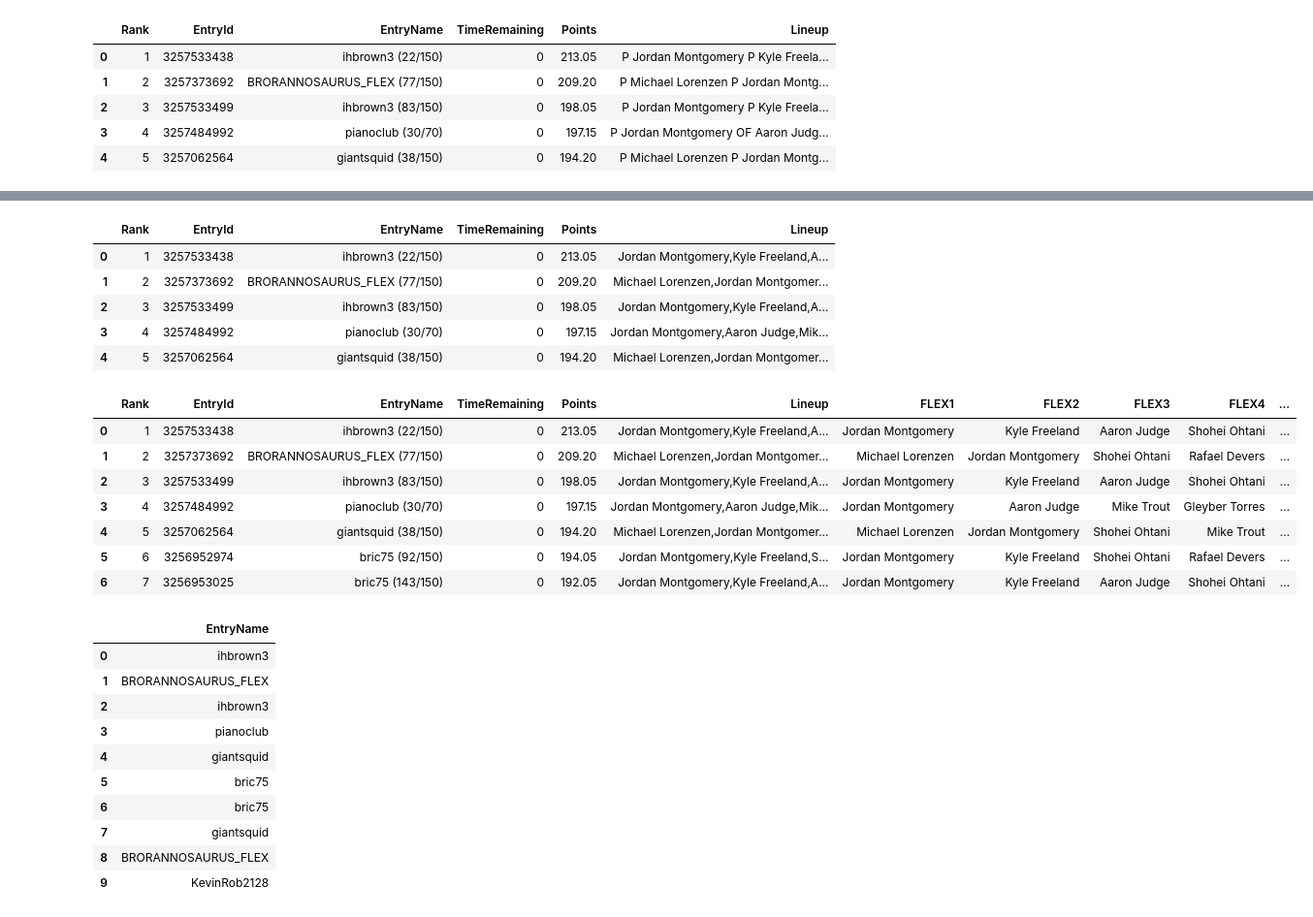
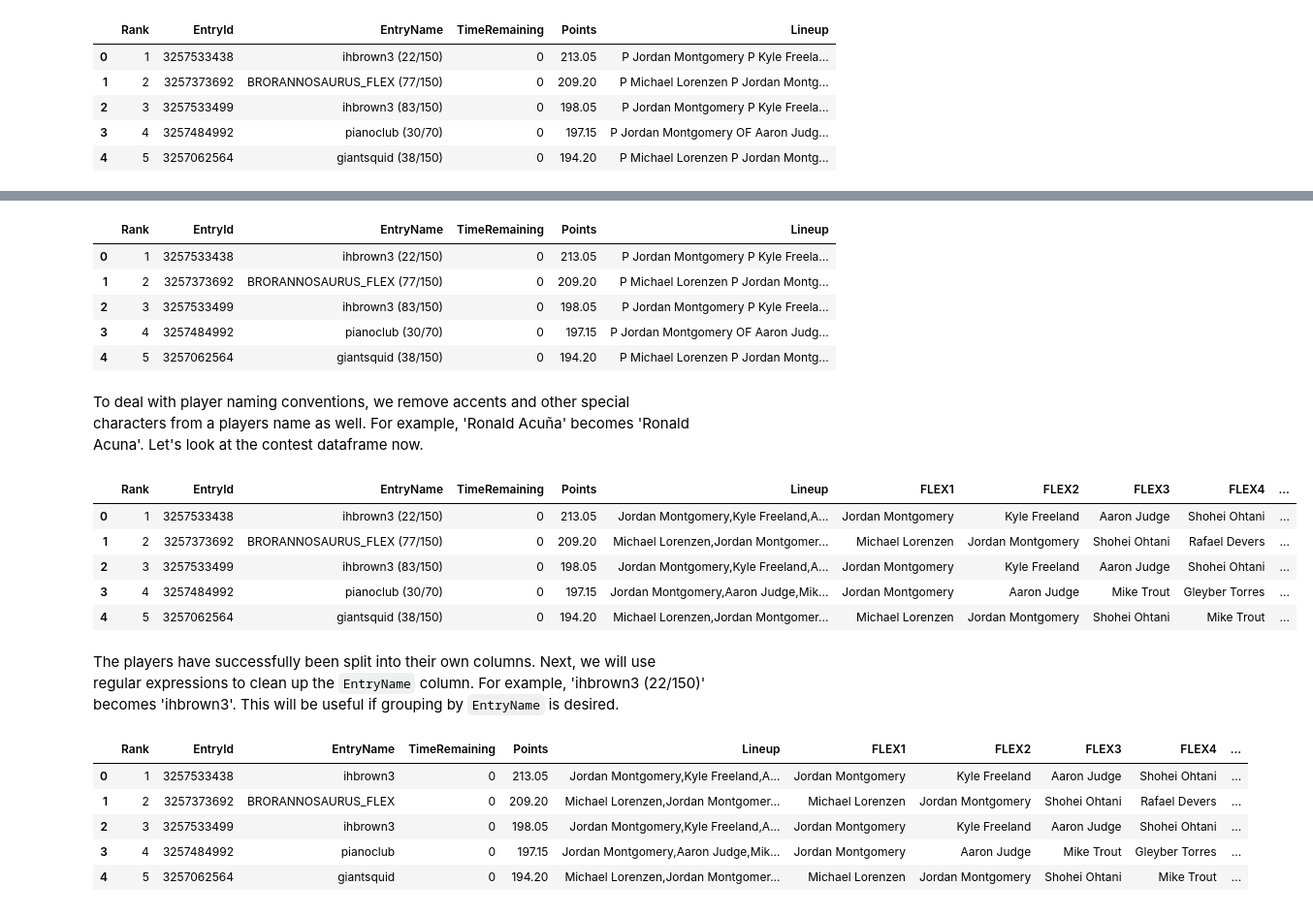
Before and after one commit to flaghunter21/DFS, a Jupyter notebook: Contest_Analysis.ipynb, the cells around one changed output, grey strips where cells are left out. Shown at 97% size. Saved outputs shown, nothing was run; the diff lists cells and outputs as text; code cells hidden in the pictures.

```diff
--- a/Contest_Analysis.ipynb
+++ b/Contest_Analysis.ipynb
@@ -7,7 +11,9 @@ import re
 # %%
+import re
 import pandas as pd
-contest = pd.read_excel('colab_contest_analyzer.xlsx', sheet_name='standings')
-contest.dropna()
+import numpy as np
+import matplotlib.pyplot as plt
+contest = pd.read_excel('colab_contest_analyzer.xlsx', sheet_name='standings').dropna()
 contest.head()
 # %% [output]
 |  | Rank | EntryId | EntryName | TimeRemaining | Points | Lineup |
@@ -41,8 +57,8 @@ contest['Lineup'] = contest['Lineup'].str.replace(' P ',',') \
 contest.head()
 # %% [output]
 |  | Rank | EntryId | EntryName | TimeRemaining | Points | Lineup |
-| 0 | 1 | 3257533438 | ihbrown3 (22/150) | 0 | 213.05 | Jordan Montgomery,Kyle Freeland,A... |
-| 1 | 2 | 3257373692 | BRORANNOSAURUS_FLEX (77/150) | 0 | 209.20 | Michael Lorenzen,Jordan Montgomer... |
-| 2 | 3 | 3257533499 | ihbrown3 (83/150) | 0 | 198.05 | Jordan Montgomery,Kyle Freeland,A... |
-| 3 | 4 | 3257484992 | pianoclub (30/70) | 0 | 197.15 | Jordan Montgomery,Aaron Judge,Mik... |
-| 4 | 5 | 3257062564 | giantsquid (38/150) | 0 | 194.20 | Michael Lorenzen,Jordan Montgomer... |
+| 0 | 1 | 3257533438 | ihbrown3 (22/150) | 0 | 213.05 | P Jordan Montgomery P Kyle Freela... |
+| 1 | 2 | 3257373692 | BRORANNOSAURUS_FLEX (77/150) | 0 | 209.20 | P Michael Lorenzen P Jordan Montg... |
+| 2 | 3 | 3257533499 | ihbrown3 (83/150) | 0 | 198.05 | P Jordan Montgomery P Kyle Freela... |
+| 3 | 4 | 3257484992 | pianoclub (30/70) | 0 | 197.15 | P Jordan Montgomery OF Aaron Judg... |
+| 4 | 5 | 3257062564 | giantsquid (38/150) | 0 | 194.20 | P Michael Lorenzen P Jordan Montg... |
@@ -52,31 +80,28 @@ cols = ['FLEX1','FLEX2','FLEX3','FLEX4','FLEX5','FLEX6','FLEX7','FLEX8','FLEX9',
 contest[cols] = contest['Lineup'].str.split(',', expand=True)
 # Replace accents
 contest[cols] = contest[cols].apply(lambda x: x.str.normalize('NFKD').str.encode('ascii', errors='ignore').str.decode('utf-8'))
+# %% [markdown]
+To deal with player naming conventions, we remove accents and other special characters from a players name as well. For example, 'Ronald Acuña' becomes 'Ronald Acuna'.  Let's look at the contest dataframe now.
 # %%
-contest.head(7)
+contest.head()
 # %% [output]
 |  | Rank | EntryId | EntryName | TimeRemaining | Points | Lineup | FLEX1 | FLEX2 | FLEX3 | FLEX4 | ... |
 | 0 | 1 | 3257533438 | ihbrown3 (22/150) | 0 | 213.05 | Jordan Montgomery,Kyle Freeland,A... | Jordan Montgomery | Kyle Freeland | Aaron Judge | Shohei Ohtani | ... |
 | 1 | 2 | 3257373692 | BRORANNOSAURUS_FLEX (77/150) | 0 | 209.20 | Michael Lorenzen,Jordan Montgomer... | Michael Lorenzen | Jordan Montgomery | Shohei Ohtani | Rafael Devers | ... |
 | 2 | 3 | 3257533499 | ihbrown3 (83/150) | 0 | 198.05 | Jordan Montgomery,Kyle Freeland,A... | Jordan Montgomery | Kyle Freeland | Aaron Judge | Shohei Ohtani | ... |
 | 3 | 4 | 3257484992 | pianoclub (30/70) | 0 | 197.15 | Jordan Montgomery,Aaron Judge,Mik... | Jordan Montgomery | Aaron Judge | Mike Trout | Gleyber Torres | ... |
 | 4 | 5 | 3257062564 | giantsquid (38/150) | 0 | 194.20 | Michael Lorenzen,Jordan Montgomer... | Michael Lorenzen | Jordan Montgomery | Shohei Ohtani | Mike Trout | ... |
-| 5 | 6 | 3256952974 | bric75 (92/150) | 0 | 194.05 | Jordan Montgomery,Kyle Freeland,S... | Jordan Montgomery | Kyle Freeland | Shohei Ohtani | Rafael Devers | ... |
-| 6 | 7 | 3256953025 | bric75 (143/150) | 0 | 192.05 | Jordan Montgomery,Kyle Freeland,A... | Jordan Montgomery | Kyle Freeland | Aaron Judge | Shohei Ohtani | ... |
+# %% [markdown]
+The players have successfully been split into their own columns. Next, we will use regular expressions to clean up the `EntryName` column. For example, 'ihbrown3 (22/150)' becomes 'ihbrown3'. This will be useful if grouping by `EntryName` is desired.
 # %%
 # Clean EntryName
 contest['EntryName'] = contest['EntryName'].apply(lambda x: re.sub('\((.+?)\)','', str(x)))
 # %%
-contest[['EntryName']].head(10)
+contest.head()
 # %% [output]
-|  | EntryName |
-| 0 | ihbrown3 |
-| 1 | BRORANNOSAURUS_FLEX |
-| 2 | ihbrown3 |
-| 3 | pianoclub |
-| 4 | giantsquid |
-| 5 | bric75 |
-| 6 | bric75 |
-| 7 | giantsquid |
-| 8 | BRORANNOSAURUS_FLEX |
-| 9 | KevinRob2128 |
+|  | Rank | EntryId | EntryName | TimeRemaining | Points | Lineup | FLEX1 | FLEX2 | FLEX3 | FLEX4 | ... |
+| 0 | 1 | 3257533438 | ihbrown3 | 0 | 213.05 | Jordan Montgomery,Kyle Freeland,A... | Jordan Montgomery | Kyle Freeland | Aaron Judge | Shohei Ohtani | ... |
+| 1 | 2 | 3257373692 | BRORANNOSAURUS_FLEX | 0 | 209.20 | Michael Lorenzen,Jordan Montgomer... | Michael Lorenzen | Jordan Montgomery | Shohei Ohtani | Rafael Devers | ... |
+| 2 | 3 | 3257533499 | ihbrown3 | 0 | 198.05 | Jordan Montgomery,Kyle Freeland,A... | Jordan Montgomery | Kyle Freeland | Aaron Judge | Shohei Ohtani | ... |
+| 3 | 4 | 3257484992 | pianoclub | 0 | 197.15 | Jordan Montgomery,Aaron Judge,Mik... | Jordan Montgomery | Aaron Judge | Mike Trout | Gleyber Torres | ... |
+| 4 | 5 | 3257062564 | giantsquid | 0 | 194.20 | Michael Lorenzen,Jordan Montgomer... | Michael Lorenzen | Jordan Montgomery | Shohei Ohtani | Mike Trout | ... |
```
Also changed, not shown: parts of 52 cells of this notebook.
